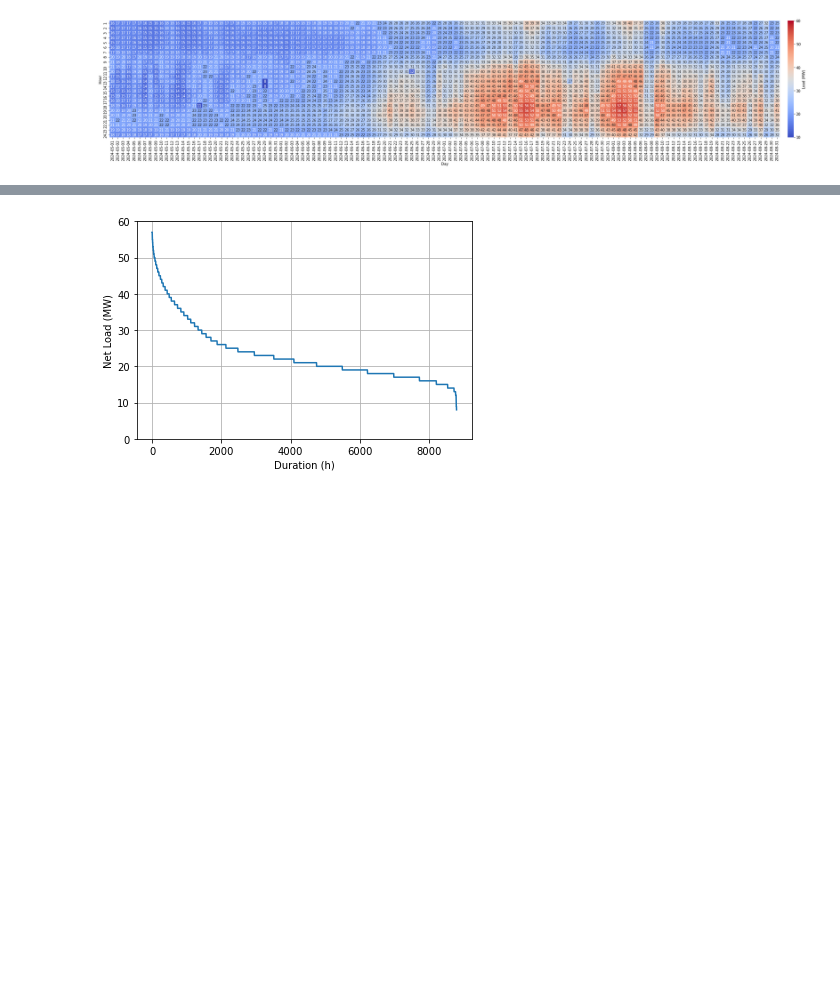
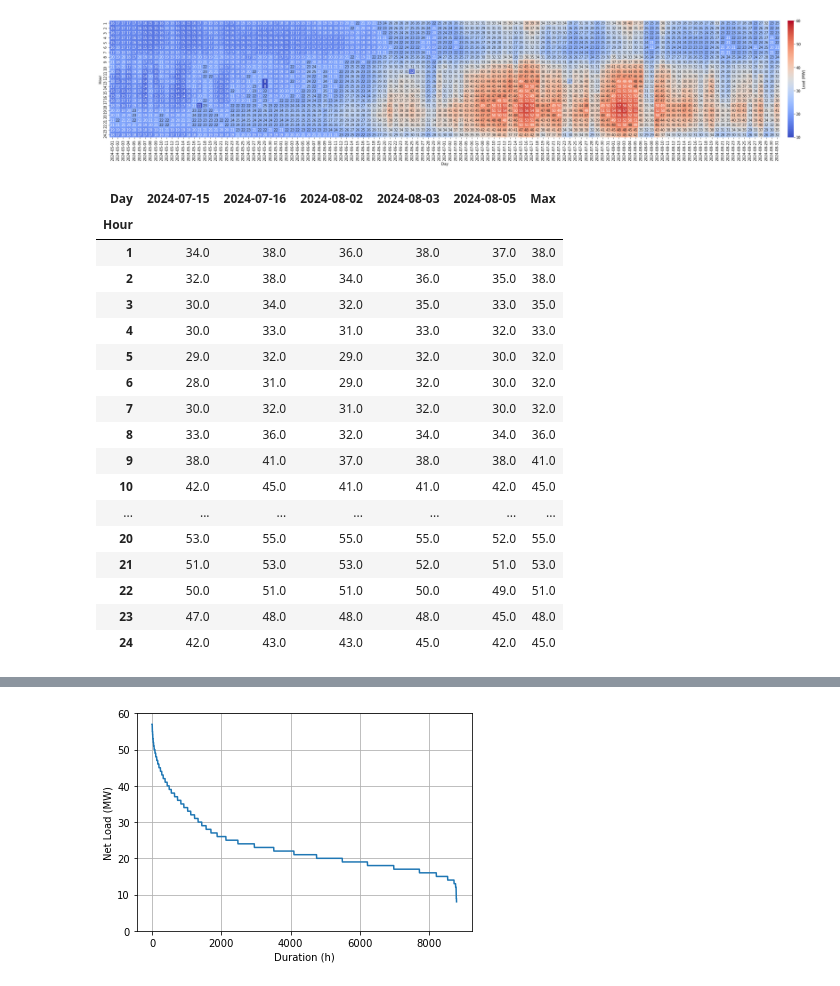
Before and after one commit to mit-shin-group/storage-value, a Jupyter notebook: notebooks/data_analysis_2023.ipynb, the cells around one changed output, grey strips where cells are left out. Saved outputs shown, nothing was run; the diff lists cells and outputs as text; code cells hidden in the pictures; blank space fills up the shorter version.

```diff
--- a/notebooks/data_analysis_2023.ipynb
+++ b/notebooks/data_analysis_2023.ipynb
@@ -107,0 +126,21 @@ df["Price"] = [float(num) for num in df["Price"].values]
+# %%
+peak_days_df
+# %% [output]
+| Day | 2024-07-15 | 2024-07-16 | 2024-08-02 | 2024-08-03 | 2024-08-05 | Max |
+| Hour |  |  |  |  |  |  |
+| 1 | 34.0 | 38.0 | 36.0 | 38.0 | 37.0 | 38.0 |
+| 2 | 32.0 | 38.0 | 34.0 | 36.0 | 35.0 | 38.0 |
+| 3 | 30.0 | 34.0 | 32.0 | 35.0 | 33.0 | 35.0 |
+| 4 | 30.0 | 33.0 | 31.0 | 33.0 | 32.0 | 33.0 |
+| 5 | 29.0 | 32.0 | 29.0 | 32.0 | 30.0 | 32.0 |
+| 6 | 28.0 | 31.0 | 29.0 | 32.0 | 30.0 | 32.0 |
+| 7 | 30.0 | 32.0 | 31.0 | 32.0 | 30.0 | 32.0 |
+| 8 | 33.0 | 36.0 | 32.0 | 34.0 | 34.0 | 36.0 |
+| 9 | 38.0 | 41.0 | 37.0 | 38.0 | 38.0 | 41.0 |
+| 10 | 42.0 | 45.0 | 41.0 | 41.0 | 42.0 | 45.0 |
+| ... | ... | ... | ... | ... | ... | ... |
+| 20 | 53.0 | 55.0 | 55.0 | 55.0 | 52.0 | 55.0 |
+| 21 | 51.0 | 53.0 | 53.0 | 52.0 | 51.0 | 53.0 |
+| 22 | 50.0 | 51.0 | 51.0 | 50.0 | 49.0 | 51.0 |
+| 23 | 47.0 | 48.0 | 48.0 | 48.0 | 45.0 | 48.0 |
+| 24 | 42.0 | 43.0 | 43.0 | 45.0 | 42.0 | 45.0 |
```
Also changed, not shown: parts of 2 cells of this notebook, 5 other files.
